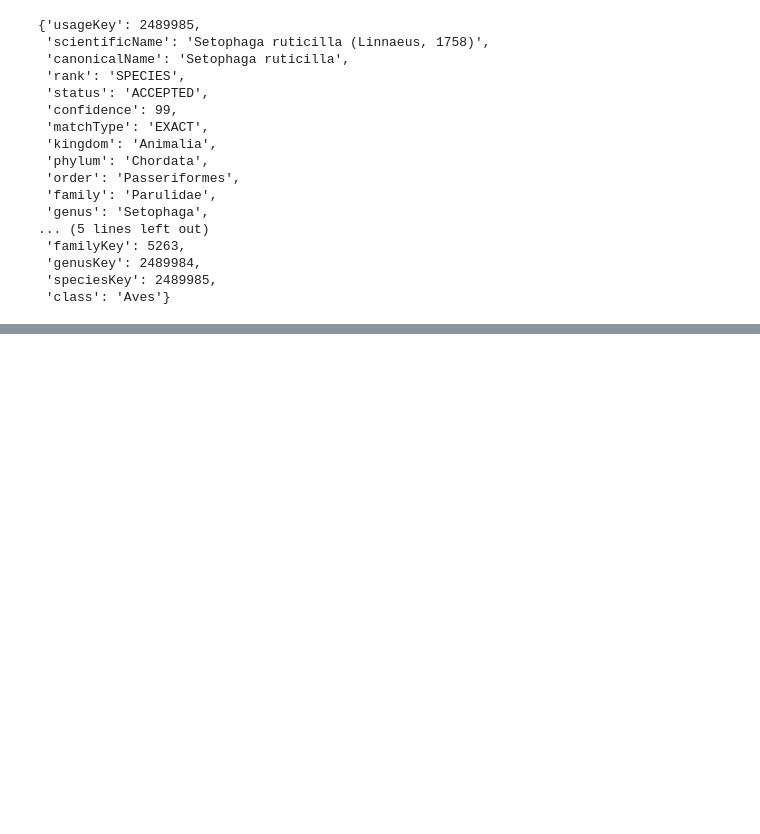
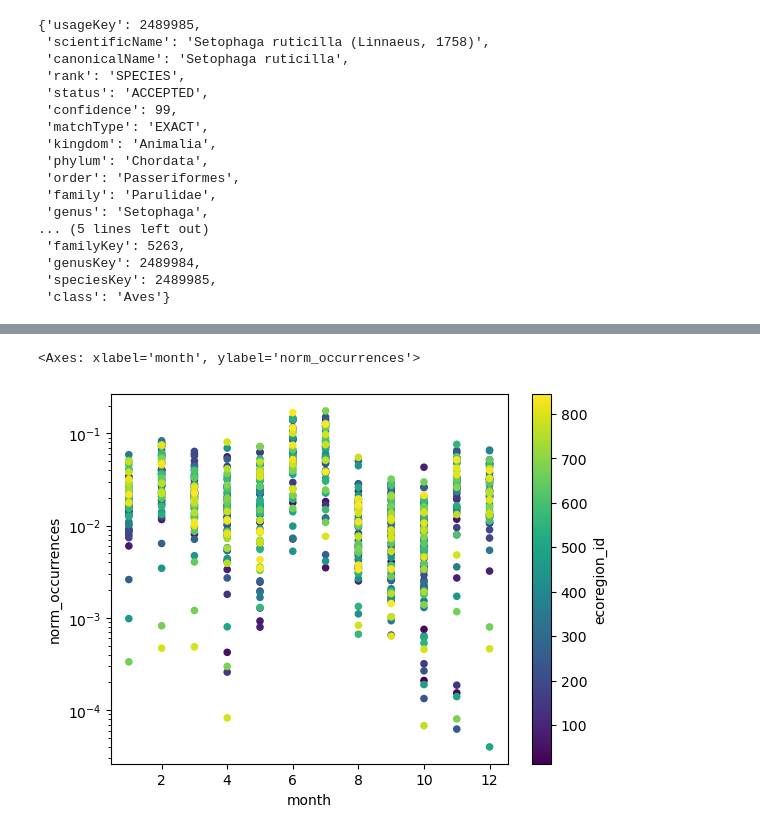
Before and after one commit to maxwarnock/maxwarnock-final-project-1, a Jupyter notebook: notebooks/download-2014.ipynb, the cells around one changed output, grey strips where cells are left out. Saved outputs shown, nothing was run; the diff lists cells and outputs as text; code cells hidden in the pictures; blank space fills up the shorter version.

```diff
--- a/notebooks/download-2014.ipynb
+++ b/notebooks/download-2014.ipynb
@@ -178,0 +402,8 @@ Unzipping GBIF data
+# %%
+# Plotting a scatter with normalized occurrences by month
+occurrence_df.reset_index().plot.scatter(
+    x='month', y='norm_occurrences', c='ecoregion_id', logy=True
+)
+# %% [output]
+<Axes: xlabel='month', ylabel='norm_occurrences'>
+[figure, added]
```
Also changed, not shown: parts of 16 cells of this notebook, 7 other files.
